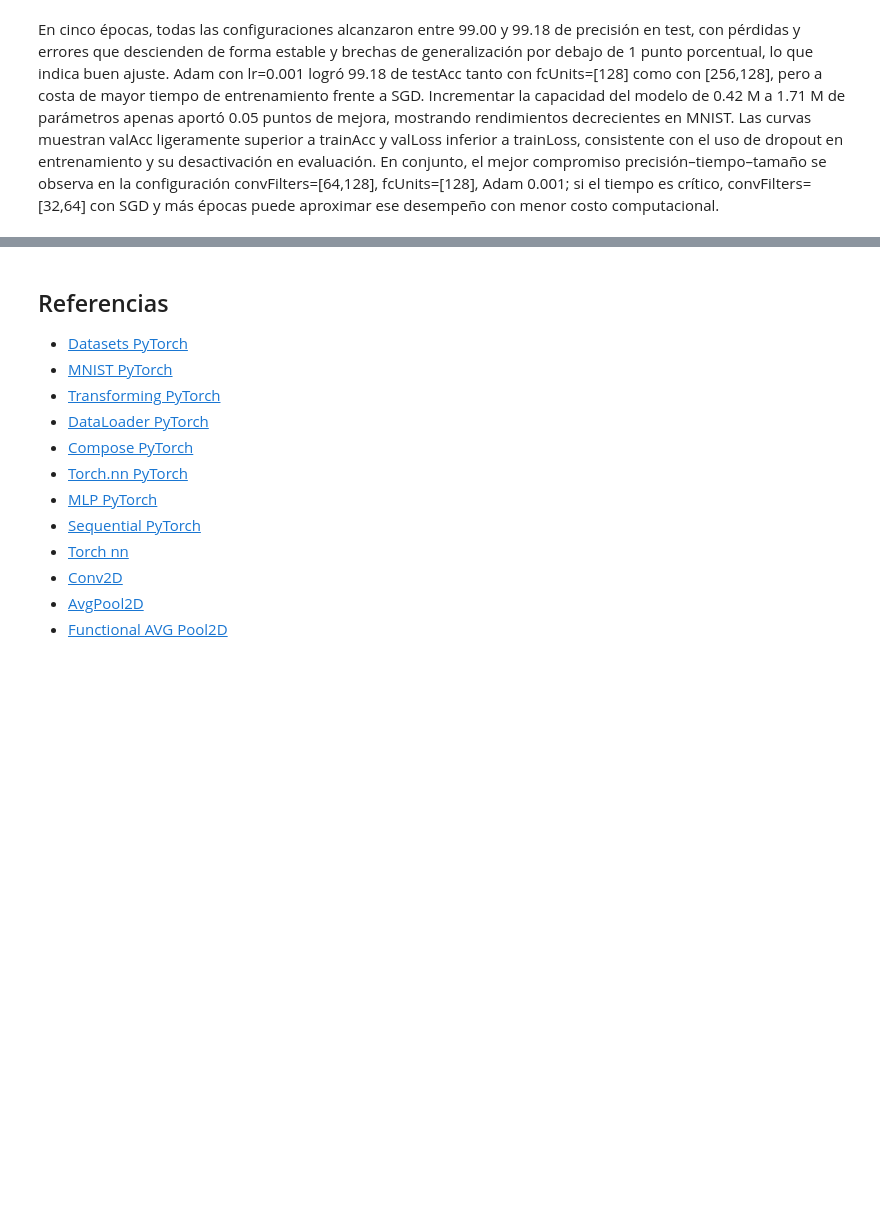
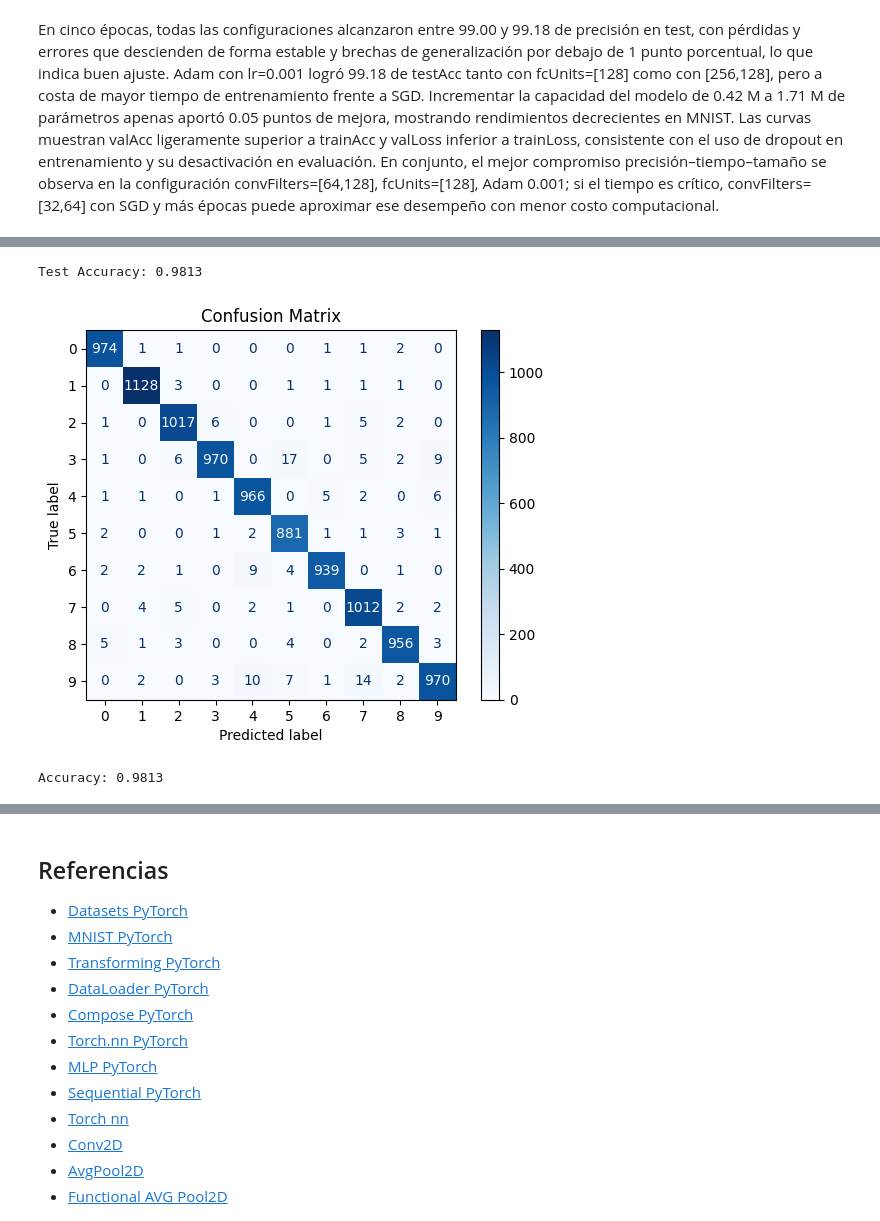
Before and after one commit to JosueSay/labs_dl, a Jupyter notebook: lab3/lab3.ipynb, the cells around one changed output, grey strips where cells are left out. Drawn from its saved outputs; the diff is of its cells as text; code cells hidden in the pictures; blank space fills up the shorter version.

```diff
--- a/lab3/lab3.ipynb
+++ b/lab3/lab3.ipynb
@@ -736,0 +787,80 @@ En cinco épocas, todas las configuraciones alcanzaron entre 99.00 y 99.18 de pr
+# %%
+from sklearn.metrics import confusion_matrix, ConfusionMatrixDisplay
+import matplotlib.pyplot as plt
+
+def train_and_evaluate(config, train_loader, test_loader):
+    # Build the model and other necessary components
+    model = build_mlp(784, config["hidden_layers"], 10, config["activation_fn"])
+    device = torch.device("cuda" if torch.cuda.is_available() else "cpu")
+    model = model.to(device)
+
+    criterion = nn.CrossEntropyLoss()
+    optimizer = torch.optim.Adam(model.parameters(), lr=config["learning_rate"])
+
+    for epoch in range(config["epochs"]):
+        model.train()
+        for images, labels in train_loader:
+            images = images.view(images.size(0), -1)  # Flatten the images (28*28=784)
+            labels = labels.to(device)
+            optimizer.zero_grad()
+            outputs = model(images)
+            loss = criterion(outputs, labels)
+            loss.backward()
+            optimizer.step()
+
+    # Evaluate the model and store results
+    model.eval()
+    correct, total = 0, 0
+    with torch.no_grad():
+        for images, labels in test_loader:
+            images = images.view(images.size(0), -1)  # Flatten
+            labels = labels.to(device)
+            outputs = model(images)
+            _, predicted = torch.max(outputs.data, 1)
+            total += labels.size(0)
+            correct += (predicted == labels).sum().item()
+
+    accuracy = correct / total
+    print("Test Accuracy:", accuracy)
+
+    # Confusion Matrix computation
+    all_preds = []
+    all_labels = []
+    model.eval()
+
+    with torch.no_grad():
+        for images, labels in test_loader:
+            images = images.view(images.size(0), -1).to(device)
+            outputs = model(images)
+            _, predicted = torch.max(outputs, 1)
+            all_preds.extend(predicted.cpu().numpy())
+            all_labels.extend(labels.cpu().numpy())
+
+    # Build confusion matrix
+    cm = confusion_matrix(all_labels, all_preds)
+
+    # Plot confusion matrix
+    disp = ConfusionMatrixDisplay(confusion_matrix=cm, display_labels=list(range(10)))
+    disp.plot(cmap=plt.cm.Blues)
+    plt.title("Confusion Matrix")
+    plt.show()
+
+    return model, accuracy
+
+
+cfg = {
+    "hidden_layers": [512, 256],
+    "activation_fn": nn.LeakyReLU,
+    "learning_rate": 0.0005,
+    "batch_size": 32,
+    "epochs": 15
+}
+
+# Train and evaluate, including confusion matrix plotting
+mlp_model, accuracy = train_and_evaluate(cfg, train_loader, test_loader)
+
+print(f"Accuracy: {accuracy}")
+# %% [output]
+Test Accuracy: 0.9813
+[figure, added]
+Accuracy: 0.9813
```
Also changed, not shown: parts of 8 cells of this notebook.
